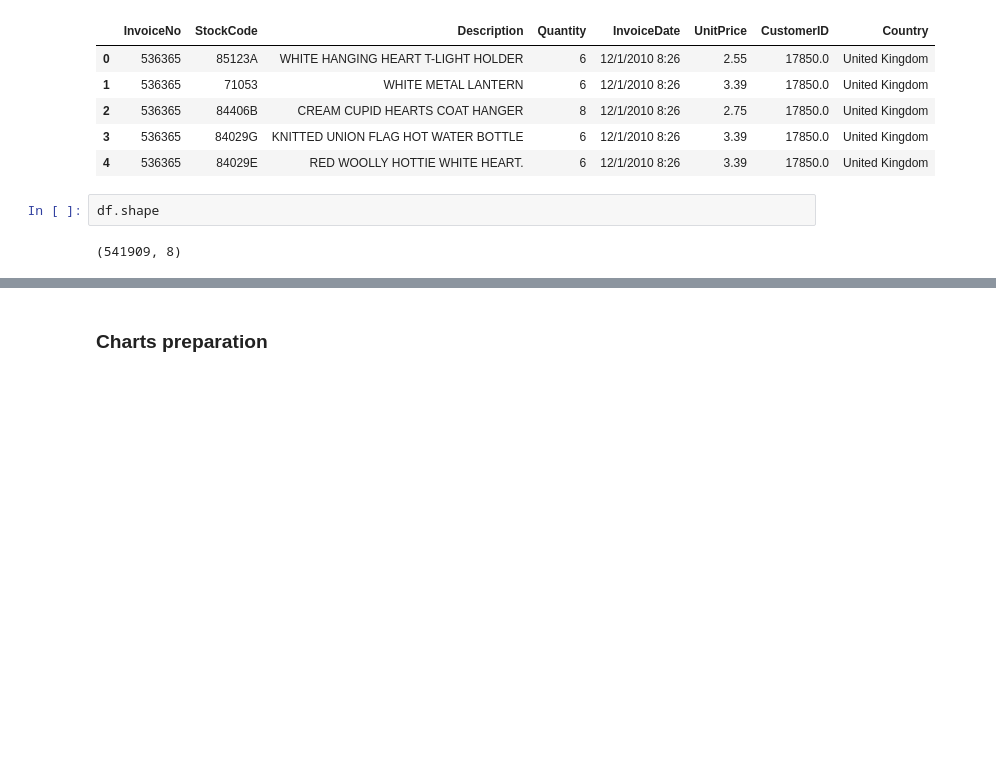
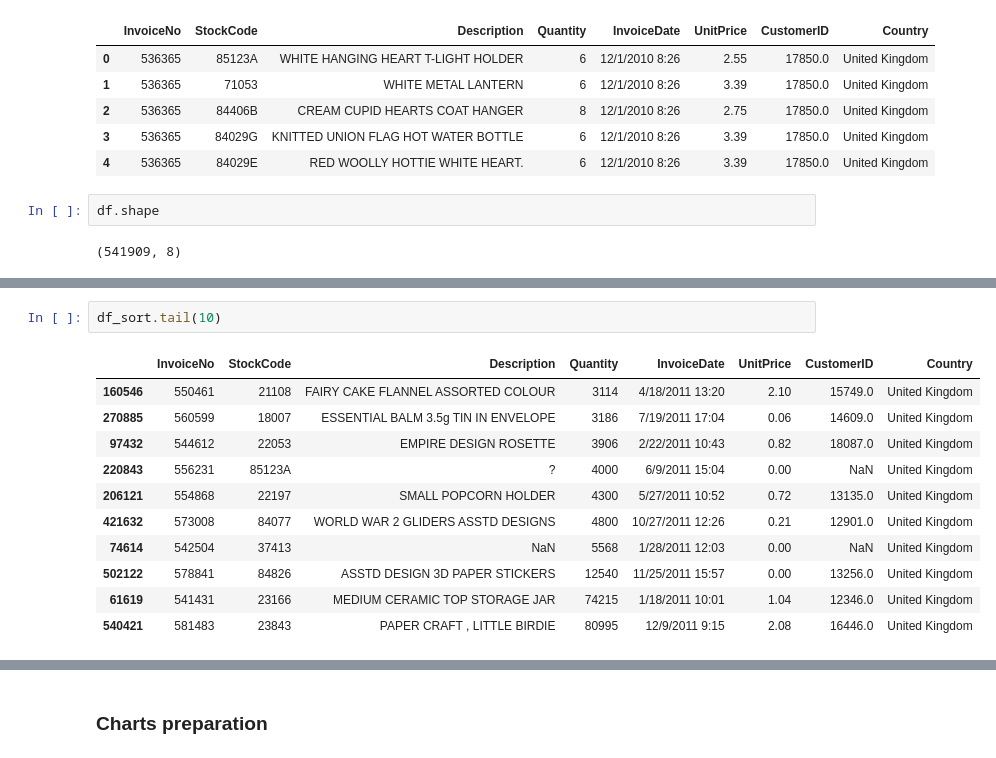
Before and after one commit to krivolapov/roivenue_test, a Jupyter notebook: Analysis of Ecommerce Orders.ipynb, the cells around one changed output, grey strips where cells are left out. Cells and saved outputs as stored; diff of their text form; blank space fills up the shorter version.

```diff
--- a/Analysis of Ecommerce Orders.ipynb
+++ b/Analysis of Ecommerce Orders.ipynb
@@ -26,0 +87,14 @@ df.shape
+# %%
+df_sort.tail(10)
+# %% [output]
+|  | InvoiceNo | StockCode | Description | Quantity | InvoiceDate | UnitPrice | CustomerID | Country |
+| 160546 | 550461 | 21108 | FAIRY CAKE FLANNEL ASSORTED COLOUR | 3114 | 4/18/2011 13:20 | 2.10 | 15749.0 | United Kingdom |
+| 270885 | 560599 | 18007 | ESSENTIAL BALM 3.5g TIN IN ENVELOPE | 3186 | 7/19/2011 17:04 | 0.06 | 14609.0 | United Kingdom |
+| 97432 | 544612 | 22053 | EMPIRE DESIGN ROSETTE | 3906 | 2/22/2011 10:43 | 0.82 | 18087.0 | United Kingdom |
+| 220843 | 556231 | 85123A | ? | 4000 | 6/9/2011 15:04 | 0.00 | NaN | United Kingdom |
+| 206121 | 554868 | 22197 | SMALL POPCORN HOLDER | 4300 | 5/27/2011 10:52 | 0.72 | 13135.0 | United Kingdom |
+| 421632 | 573008 | 84077 | WORLD WAR 2 GLIDERS ASSTD DESIGNS | 4800 | 10/27/2011 12:26 | 0.21 | 12901.0 | United Kingdom |
+| 74614 | 542504 | 37413 | NaN | 5568 | 1/28/2011 12:03 | 0.00 | NaN | United Kingdom |
+| 502122 | 578841 | 84826 | ASSTD DESIGN 3D PAPER STICKERS | 12540 | 11/25/2011 15:57 | 0.00 | 13256.0 | United Kingdom |
+| 61619 | 541431 | 23166 | MEDIUM CERAMIC TOP STORAGE JAR | 74215 | 1/18/2011 10:01 | 1.04 | 12346.0 | United Kingdom |
+| 540421 | 581483 | 23843 | PAPER CRAFT , LITTLE BIRDIE | 80995 | 12/9/2011 9:15 | 2.08 | 16446.0 | United Kingdom |
```
Also changed, not shown: parts of 44 cells of this notebook.
